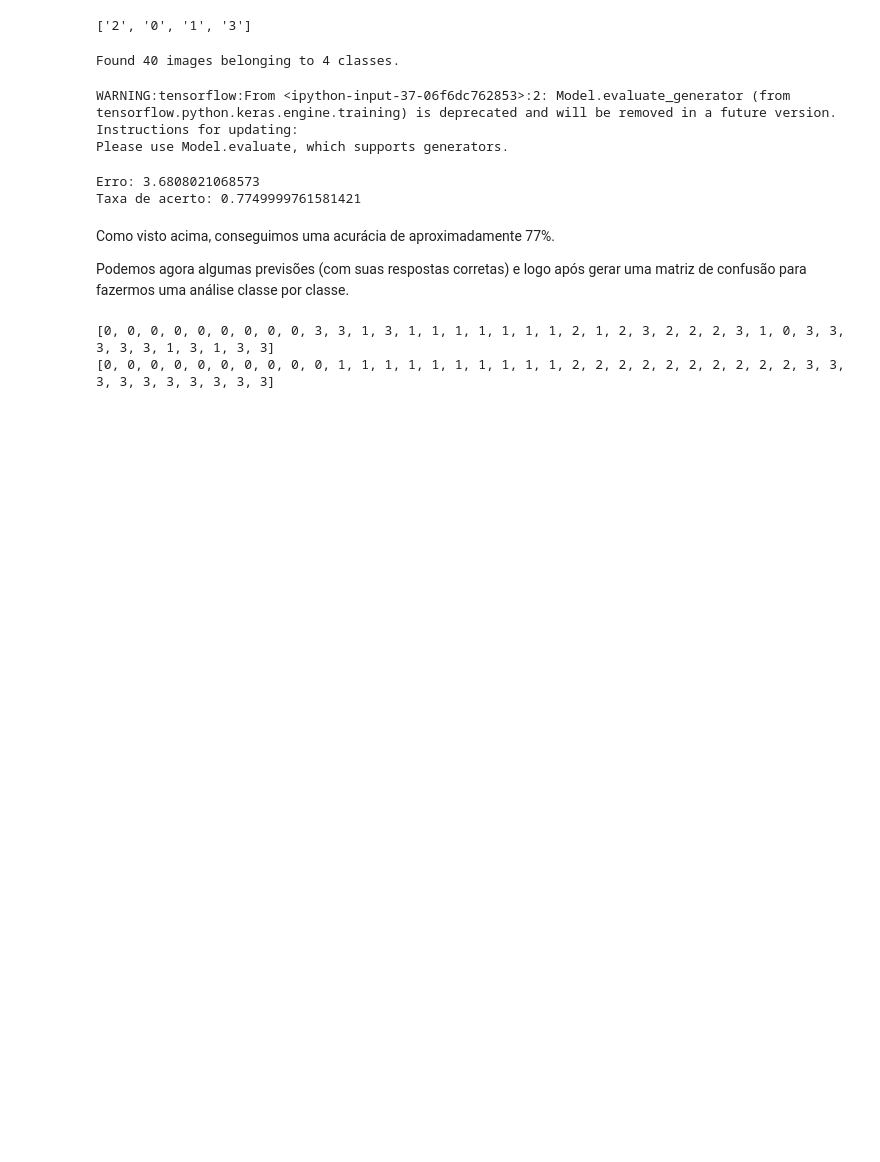
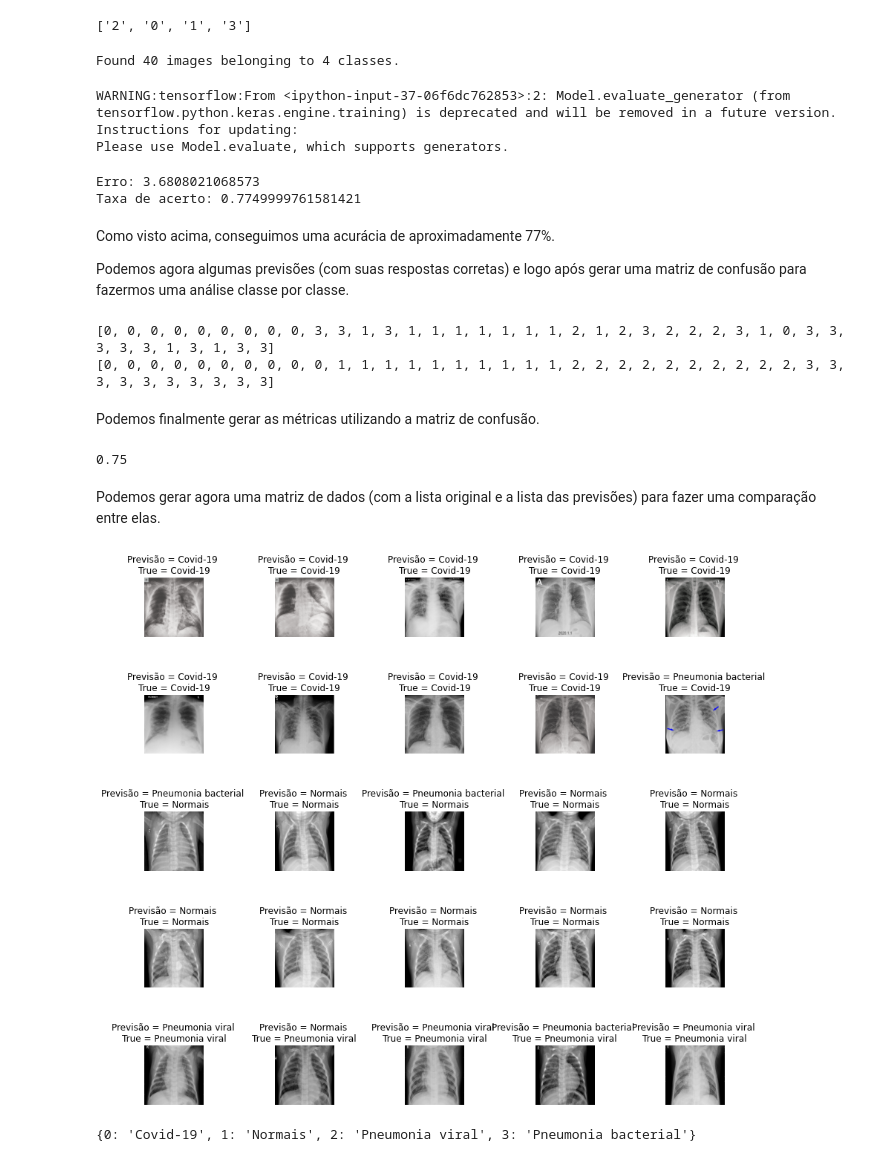
Before and after one commit to Mario-RJunior/diagnostico-medico-raio-x, a Jupyter notebook: departamento_medico.ipynb, the cells around one changed output. Saved outputs shown, nothing was run; the diff lists cells and outputs as text; code cells hidden in the pictures; blank space fills up the shorter version.

Commit message:
Geração das métricas de avaliação e da matriz de confusão

```diff
--- a/departamento_medico.ipynb
+++ b/departamento_medico.ipynb
@@ -292,3 +292,5 @@ print(original)
 # %% [output]
 [0, 0, 0, 0, 0, 0, 0, 0, 0, 3, 3, 1, 3, 1, 1, 1, 1, 1, 1, 1, 2, 1, 2, 3, 2, 2, 2, 3, 1, 0, 3, 3, 3, 3, 3, 1, 3, 1, 3, 3]
 [0, 0, 0, 0, 0, 0, 0, 0, 0, 0, 1, 1, 1, 1, 1, 1, 1, 1, 1, 1, 2, 2, 2, 2, 2, 2, 2, 2, 2, 2, 3, 3, 3, 3, 3, 3, 3, 3, 3, 3]
+# %% [markdown]
+Podemos finalmente gerar as métricas utilizando a matriz de confusão.
@@ -294,0 +300,23 @@ print(original)
+# %%
+# Verificando o accuracy
+accuracy_score(original, prediction)
+# %% [output]
+0.75
+# %% [markdown]
+Podemos gerar agora uma matriz de dados (com a lista original e a lista das previsões) para fazer uma comparação entre elas.
+# %%
+# Gerando um gráfico das previsões
+fig, axes = plt.subplots(5,5, figsize=(14,14))
+axes = axes.ravel()
+for i in np.arange(0, 25):
+  axes[i].imshow(image[i])
+  axes[i].set_title('Previsão = {} \nTrue = {}'.format(str(label_names[prediction[i]]),
+                                                    str(label_names[original[i]])))
+  axes[i].axis('off')
+plt.subplots_adjust(wspace=1.2)
+# %% [output]
+[figure, added]
+# %%
+label_names
+# %% [output]
+{0: 'Covid-19', 1: 'Normais', 2: 'Pneumonia viral', 3: 'Pneumonia bacterial'}
```
Also changed, not shown: parts of 3 cells of this notebook.
